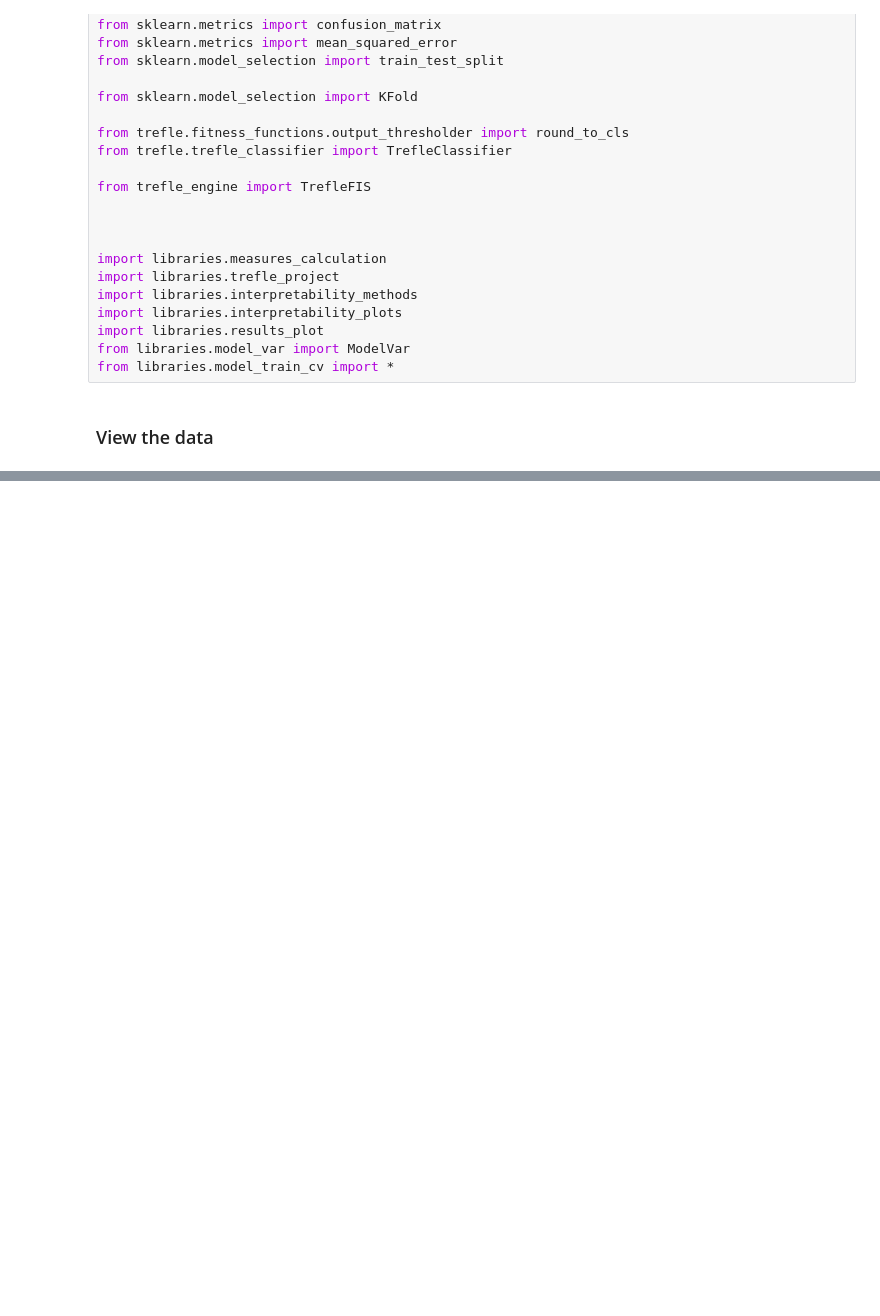
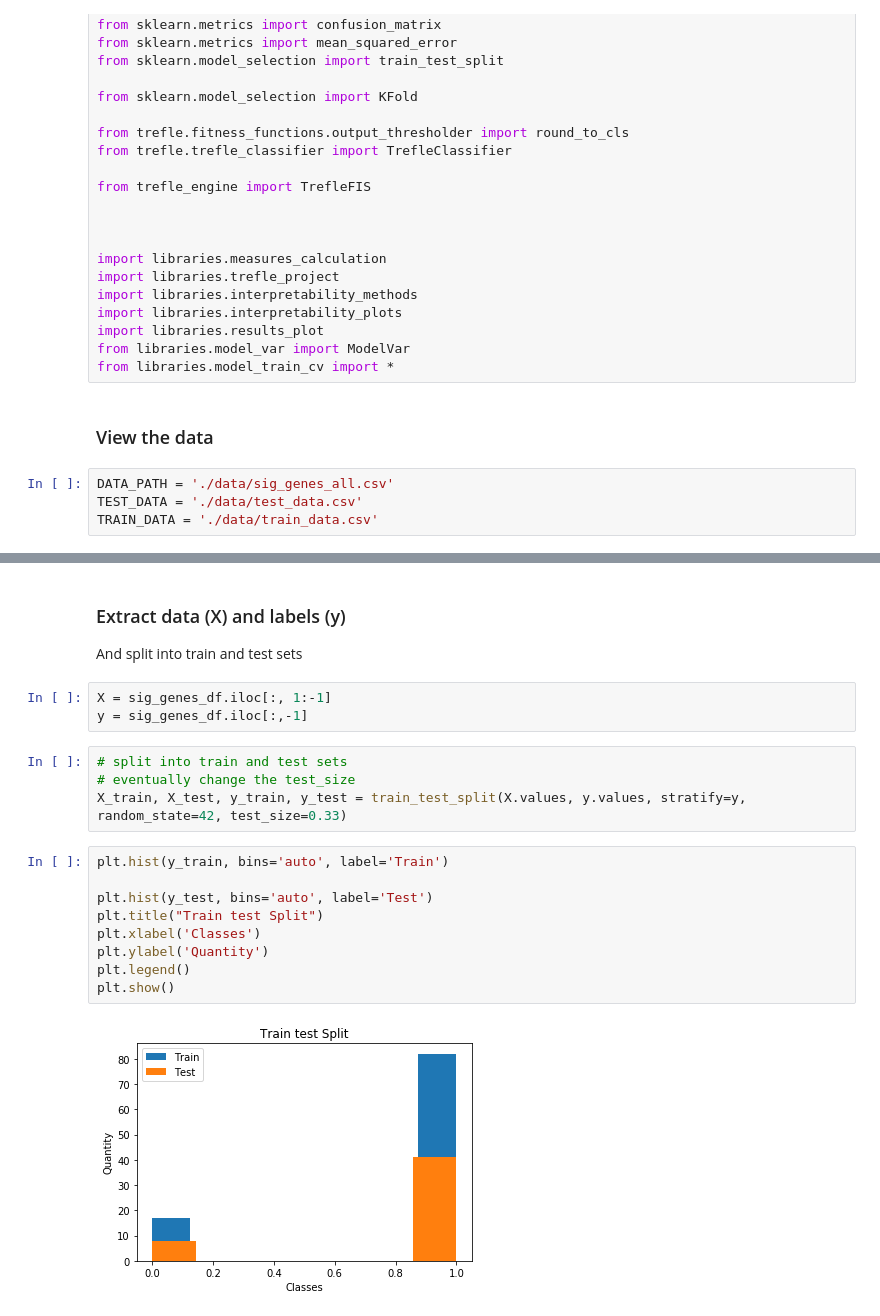
Before and after one commit to SachaKor/BBC-projet, a Jupyter notebook: LFA-project.ipynb, the cells around one changed output, grey strips where cells are left out. Saved outputs shown, nothing was run; the diff lists cells and outputs as text; blank space fills up the shorter version.

Commit message:
train/test data split

```diff
--- a/LFA-project.ipynb
+++ b/LFA-project.ipynb
@@ -46,4 +46,8 @@ from libraries.model_var import ModelVar
 from libraries.model_train_cv import *
 # %% [markdown]
 ### View the data
+# %%
+DATA_PATH = './data/sig_genes_all.csv'
+TEST_DATA = './data/test_data.csv'
+TRAIN_DATA = './data/train_data.csv'
 # %%
@@ -71,0 +76,21 @@ sig_genes_df
+# %% [markdown]
+### Extract data (X) and labels (y)
+And split into train and test sets
+# %%
+X = sig_genes_df.iloc[:, 1:-1]
+y = sig_genes_df.iloc[:,-1]
+# %%
+# split into train and test sets
+# eventually change the test_size
+X_train, X_test, y_train, y_test = train_test_split(X.values, y.values, stratify=y, random_state=42, test_size=0.33)
+# %%
+plt.hist(y_train, bins='auto', label='Train')
+
+plt.hist(y_test, bins='auto', label='Test')
+plt.title("Train test Split")
+plt.xlabel('Classes')
+plt.ylabel('Quantity')
+plt.legend()
+plt.show()
+# %% [output]
+[figure, added]
```
Also changed, not shown: parts of 2 cells of this notebook.
